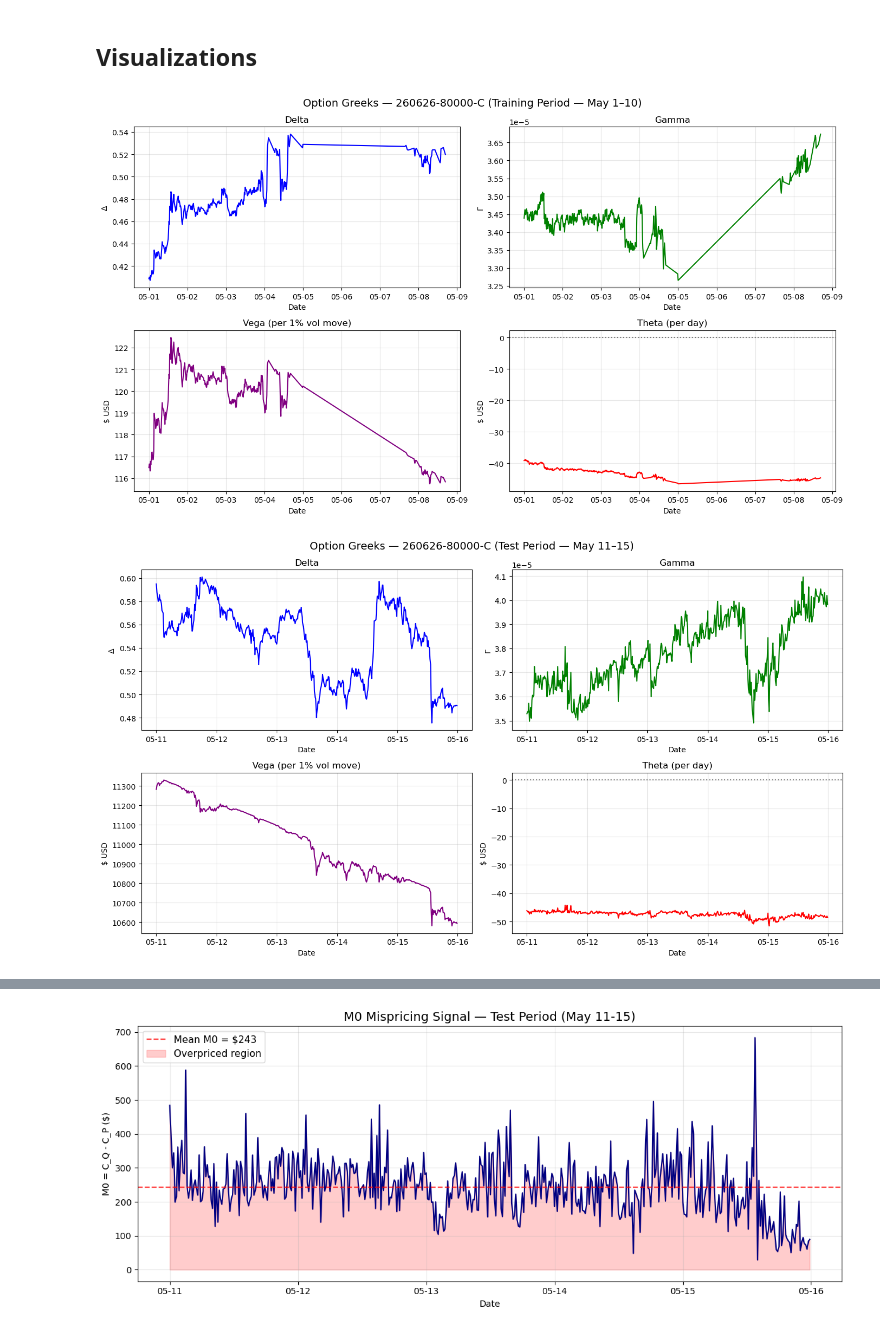
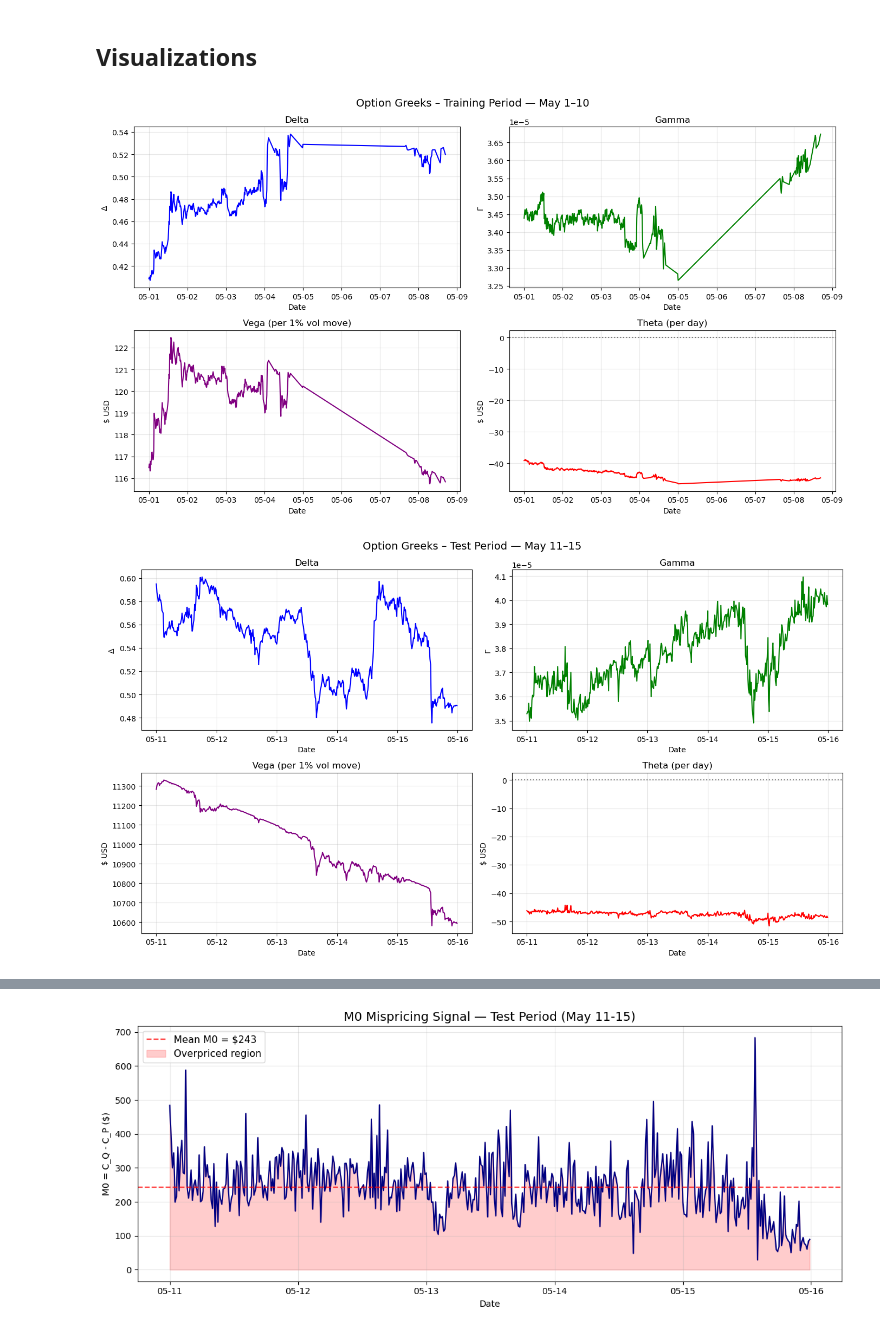
Before and after one commit to suryasridhar/options-market-marking-crypto, a Jupyter notebook: elaoud-abergel.ipynb, the cells around one changed output, grey strips where cells are left out. Cells and saved outputs as stored; diff of their text form; code cells hidden in the pictures.

```diff
--- a/elaoud-abergel.ipynb
+++ b/elaoud-abergel.ipynb
@@ -769,0 +1082,37 @@ Variance risk premium (v0_Q - v0_P): 0.1415 (20.9 vol pts)
+# %%
+fig, ax = plt.subplots(figsize=(15, 6))
+
+ax.plot(cp_train_df['datetime'], cp_train_df['C_Q'],
+        color='steelblue', linewidth=2.0, label='Market price (C_Q)')
+ax.plot(cp_train_df['datetime'], cp_train_df['C_P'],
+        color='tomato', linewidth=2.0, linestyle='--', label='Model fair value (C_P)')
+ax.fill_between(cp_train_df['datetime'], cp_train_df['C_Q'], cp_train_df['C_P'],
+                alpha=0.2, color='gold', label='M0 = C_Q − C_P')
+
+# pick a point mid-chart to annotate
+mid_idx = len(cp_train_df) // 2
+mid_dt  = cp_train_df['datetime'].iloc[mid_idx]
+cq_mid  = cp_train_df['C_Q'].iloc[mid_idx]
+cp_mid  = cp_train_df['C_P'].iloc[mid_idx]
+gap_mid = (cq_mid + cp_mid) / 2
+
+# vertical double-headed annotation showing the gap IS M0
+ax.annotate('',
+            xy=(mid_dt, cq_mid),
+            xytext=(mid_dt, cp_mid),
+            arrowprops=dict(arrowstyle='<->', color='goldenrod', lw=2.0))
+
+ax.annotate(f'M0 = ${cp_train_df["M0"].iloc[mid_idx]:.0f}',
+            xy=(mid_dt, gap_mid),
+            xytext=(cp_train_df['datetime'].iloc[mid_idx + 30], gap_mid + 200),
+            fontsize=12, color='goldenrod', fontweight='bold',
+            arrowprops=dict(arrowstyle='->', color='goldenrod', lw=1.2))
+
+ax.set_title('Market price vs model fair value — training period (May 1–8)', fontsize=14)
+ax.set_xlabel('Date')
+ax.set_ylabel('Option price (USD)')
+ax.legend(fontsize=11)
+ax.grid(True, alpha=0.3)
+ax.xaxis.set_major_formatter(mdates.DateFormatter('%m-%d'))
+plt.tight_layout()
+plt.show()
@@ -1363,7 +1773,7 @@ std      1.016185
 # %%
 def plot_greeks(greeks_df, period_label):
     fig, axes = plt.subplots(2, 2, figsize=(14, 8))
-    fig.suptitle(f'Option Greeks — {EXPIRY}-{int(STRIKE)}-{CONTRACT_TYPE} ({period_label})', fontsize=14)
+    fig.suptitle(f'Option Greeks – {period_label}', fontsize=14)
 
     axes[0,0].plot(greeks_df['datetime'], greeks_df['delta'], color='blue', linewidth=1.5)
     axes[0,0].set_title('Delta')
@@ -1376,35 +1786,35 @@ def plot_greeks(greeks_df, period_label):
     axes[0,1].set_ylabel('Γ')
     axes[0,1].grid(True, alpha=0.3)
     axes[0,1].xaxis.set_major_formatter(mdates.DateFormatter('%m-%d'))
 
     axes[1,0].plot(greeks_df['datetime'], greeks_df['vega'], color='purple', linewidth=1.5)
     axes[1,0].set_title('Vega (per 1% vol move)')
     axes[1,0].set_ylabel('$ USD')
     axes[1,0].grid(True, alpha=0.3)
     axes[1,0].xaxis.set_major_formatter(mdates.DateFormatter('%m-%d'))
 
     axes[1,1].plot(greeks_df['datetime'], greeks_df['theta'], color='red', linewidth=1.5)
     axes[1,1].set_title('Theta (per day)')
     axes[1,1].set_ylabel('$ USD')
     axes[1,1].axhline(0, color='black', linestyle=':', alpha=0.5)
     axes[1,1].grid(True, alpha=0.3)
     axes[1,1].xaxis.set_major_formatter(mdates.DateFormatter('%m-%d'))
 
     for ax in axes.flatten():
         ax.set_xlabel('Date')
 
     plt.tight_layout()
     plt.show()
 
 
 # Training period Greeks (May 1–10)
 plot_greeks(greeks_train_df, 'Training Period — May 1–10')
 
 # Test period Greeks (May 11–15)
 plot_greeks(greeks_test_df, 'Test Period — May 11–15')
 # %% [output]
-[figure, old version]
+[figure, new version]
-[figure, old version]
+[figure, new version]
 # %%
 # ============================================================
 # Viz 1 — Terminal Wealth Distribution
```
Also changed, not shown: parts of 30 cells of this notebook, 2 other files.
